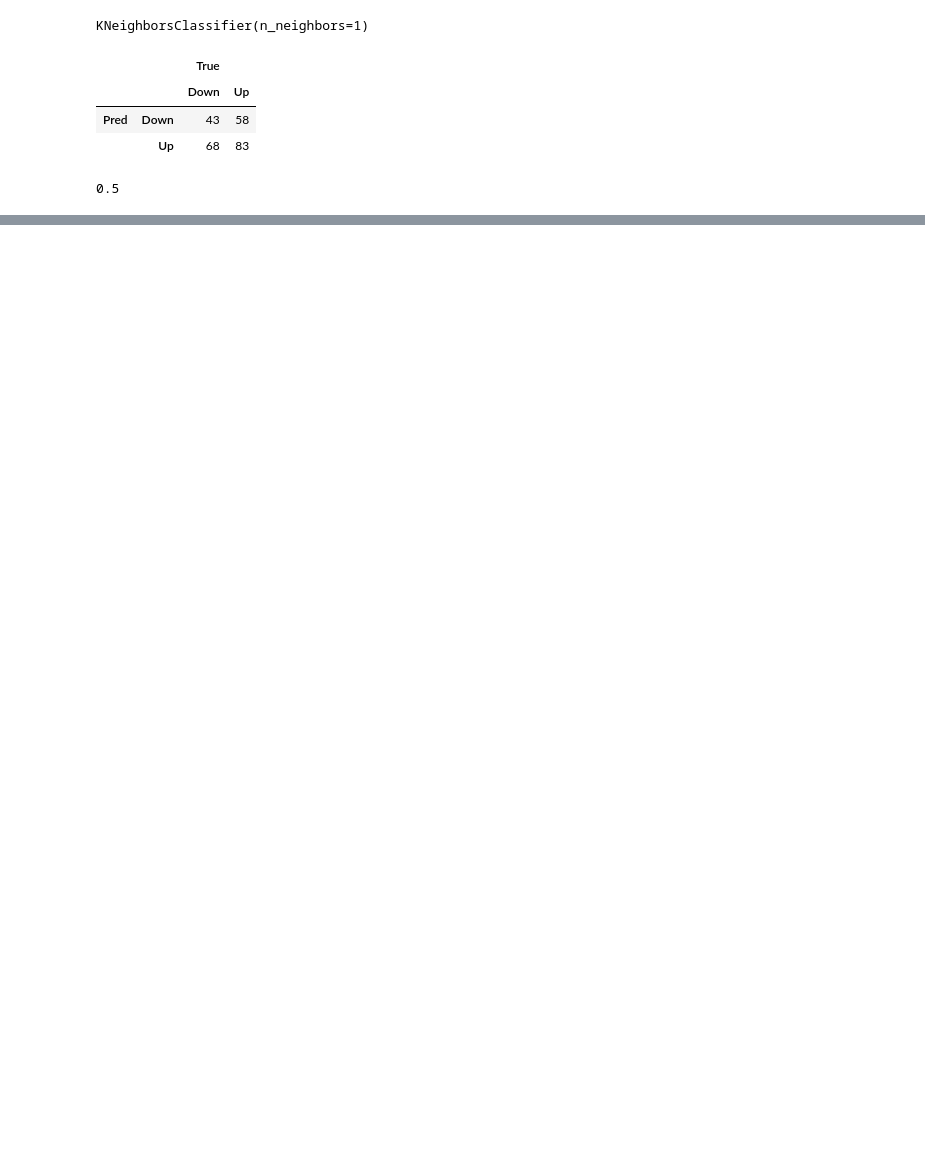
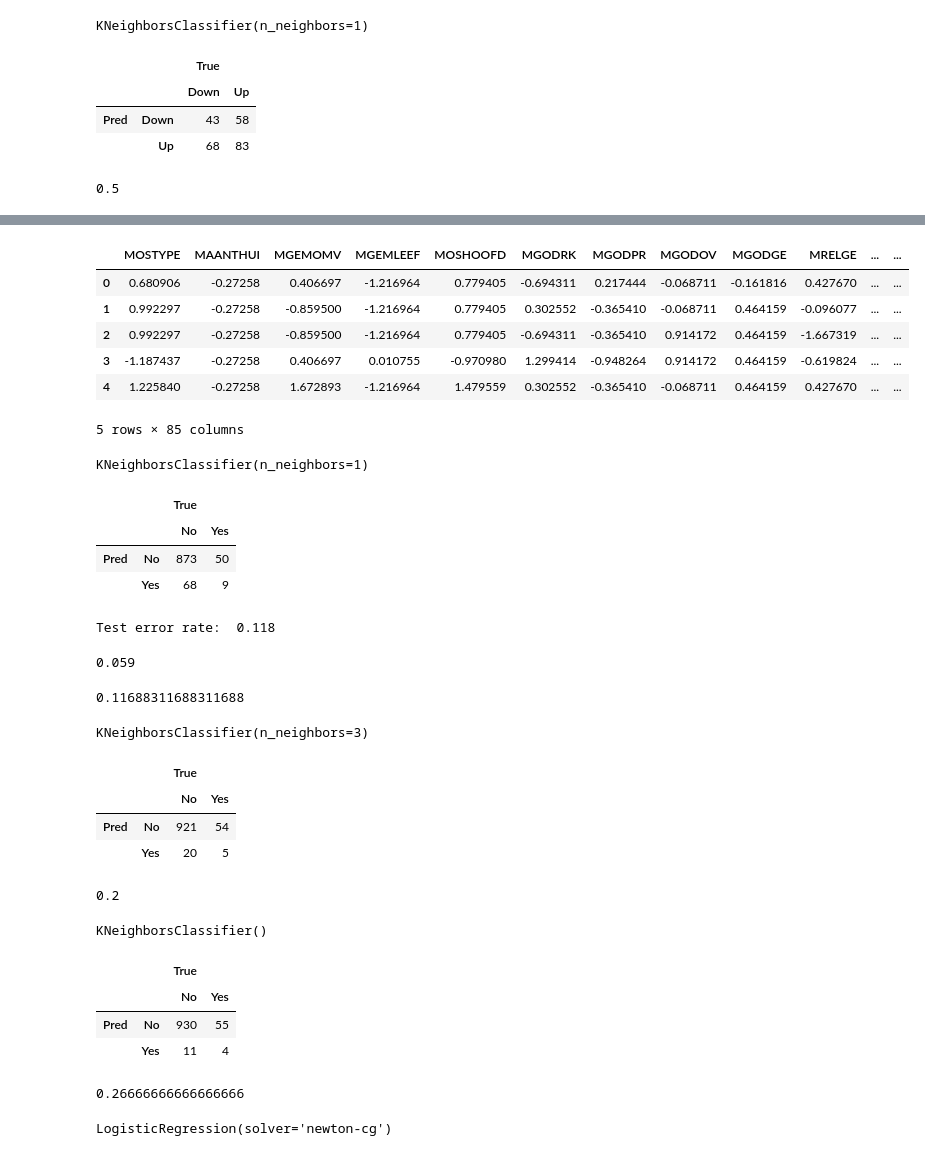
Before and after one commit to JonikSuper/Machine-learning, a Jupyter notebook: Notebooks/Classification/Classification_Python.ipynb, the cells around one changed output, grey strips where cells are left out. Drawn from its saved outputs; the diff is of its cells as text; code cells hidden in the pictures; blank space fills up the shorter version.

```diff
--- a/Notebooks/Classification/Classification_Python.ipynb
+++ b/Notebooks/Classification/Classification_Python.ipynb
@@ -349,0 +390,11 @@ accuracy_score(test['Direction'], pred)
+# %%
+caravan_scaled = pd.DataFrame(scale(caravan.drop('Purchase', axis=1)), columns=caravan.columns[:-1])
+caravan_scaled.head()
+# %% [output]
+|  | MOSTYPE | MAANTHUI | MGEMOMV | MGEMLEEF | MOSHOOFD | MGODRK | MGODPR | MGODOV | MGODGE | MRELGE | ... | ... |
+| 0 | 0.680906 | -0.27258 | 0.406697 | -1.216964 | 0.779405 | -0.694311 | 0.217444 | -0.068711 | -0.161816 | 0.427670 | ... | ... |
+| 1 | 0.992297 | -0.27258 | -0.859500 | -1.216964 | 0.779405 | 0.302552 | -0.365410 | -0.068711 | 0.464159 | -0.096077 | ... | ... |
+| 2 | 0.992297 | -0.27258 | -0.859500 | -1.216964 | 0.779405 | -0.694311 | -0.365410 | 0.914172 | 0.464159 | -1.667319 | ... | ... |
+| 3 | -1.187437 | -0.27258 | 0.406697 | 0.010755 | -0.970980 | 1.299414 | -0.948264 | 0.914172 | 0.464159 | -0.619824 | ... | ... |
+| 4 | 1.225840 | -0.27258 | 1.672893 | -1.216964 | 1.479559 | 0.302552 | -0.365410 | -0.068711 | 0.464159 | 0.427670 | ... | ... |
+5 rows × 85 columns
@@ -349,0 +412,67 @@ accuracy_score(test['Direction'], pred)
+# %%
+knn1 = KNeighborsClassifier(n_neighbors=1)
+knn1.fit(X_train, y_train)
+# %% [output]
+KNeighborsClassifier(n_neighbors=1)
+# %%
+pred = knn1.predict(X_test)
+
+conf_table(pred)
+# %% [output]
+|  |  | True |  |
+|  |  | No | Yes |
+| Pred | No | 873 | 50 |
+|  | Yes | 68 | 9 |
+# %%
+print('Test error rate: ', 1-accuracy_score(y_test, pred))
+# %% [output]
+Test error rate:  0.118
+# %%
+y_test.value_counts()['Yes']/1000
+# %% [output]
+0.059
+# %%
+precision_score(y_test, pred, average=None)[1]
+# %% [output]
+0.11688311688311688
+# %%
+knn3 = KNeighborsClassifier(n_neighbors=3)
+knn3.fit(X_train, y_train)
+# %% [output]
+KNeighborsClassifier(n_neighbors=3)
+# %%
+pred = knn3.predict(X_test)
+
+conf_table(pred)
+# %% [output]
+|  |  | True |  |
+|  |  | No | Yes |
+| Pred | No | 921 | 54 |
+|  | Yes | 20 | 5 |
+# %%
+precision_score(y_test, pred, average=None)[1]
+# %% [output]
+0.2
+# %%
+knn5 = KNeighborsClassifier()
+knn5.fit(X_train, y_train)
+# %% [output]
+KNeighborsClassifier()
+# %%
+pred = knn5.predict(X_test)
+
+conf_table(pred)
+# %% [output]
+|  |  | True |  |
+|  |  | No | Yes |
+| Pred | No | 930 | 55 |
+|  | Yes | 11 | 4 |
+# %%
+precision_score(y_test, pred, average=None)[1]
+# %% [output]
+0.26666666666666666
+# %%
+log_reg = LogisticRegression(solver='newton-cg')
+log_reg.fit(X_train, y_train)
+# %% [output]
+LogisticRegression(solver='newton-cg')
```
Also changed, not shown: parts of 16 cells of this notebook.
